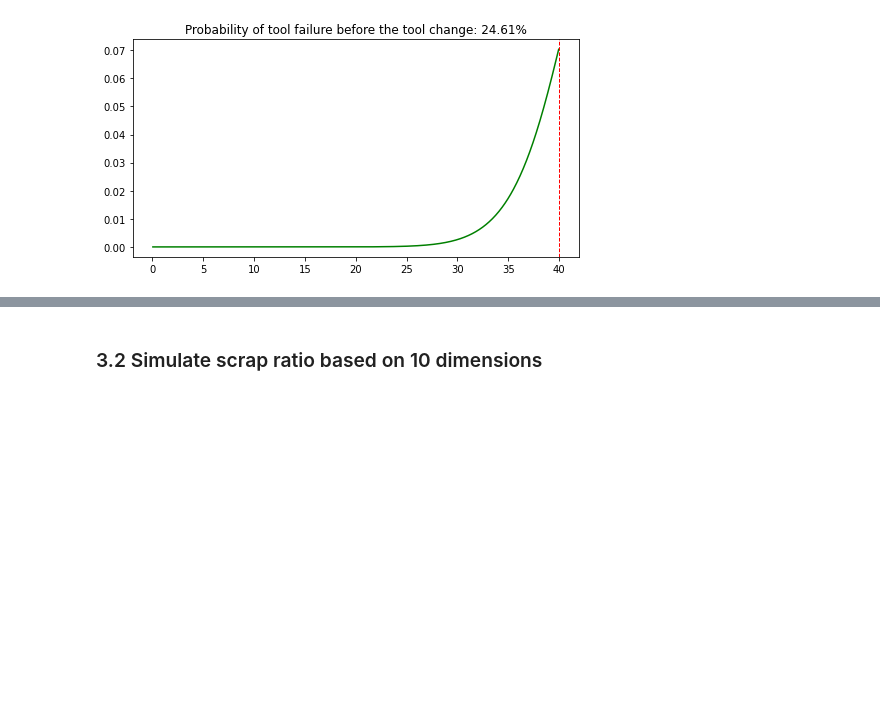
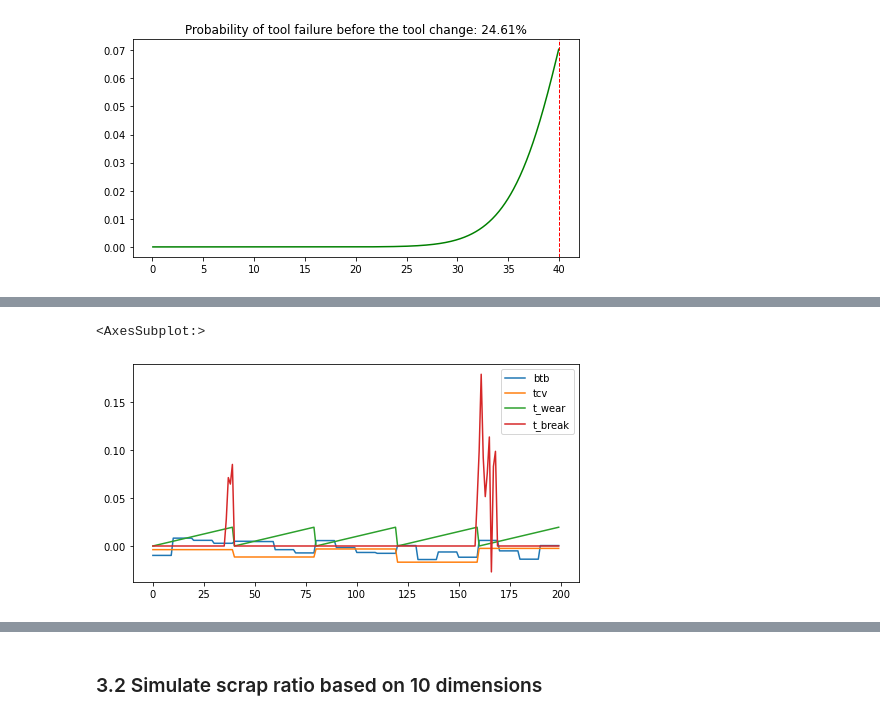
Before and after one commit to przemekbil/PfDA_2021_project, a Jupyter notebook: Project.ipynb, the cells around one changed output, grey strips where cells are left out. Saved outputs shown, nothing was run; the diff lists cells and outputs as text; code cells hidden in the pictures; blank space fills up the shorter version.

Commit message:
Variation from the tool failure added to the overal process variation

```diff
--- a/Project.ipynb
+++ b/Project.ipynb
@@ -421,0 +422,30 @@ array([44., 45., 41., 35., 45.])
+# %%
+part = 0
+
+dim1['t_break'] = 0
+
+for tl in tool_life:
+    # if tool life is greater than number of parts processed by tool:
+    if t>=nr_in_lot * lots_per_tool:
+        part = part + nr_in_lot * lots_per_tool
+    # if tool life is smaller than number of parts processed by tool:
+    else:
+        part = part + int(tl)
+        for p in range(int(tl), nr_in_lot * lots_per_tool):
+            # Assign random value from normal distribution senter around 0.5
+            # Chipped cutting tool will have smaller size causing large shift in the machined size
+            # but rougher edge will introduce more variation to the process
+            dim1.loc[part, 't_break'] = rng.normal(0.1, 0.05)
+            part = part + 1
+            # when the ratio nr_lots/lots_per_tool is not an integer, additional rows would be created by this loop
+            # exiting the loop when part count reaches nr_lots*nr_in_lot
+            if part==nr_lots*nr_in_lot:
+                break
+
+dim1['measured'] = dim1['ccv'] + dim1['btb'] + dim1['tcv'] + dim1['t_wear'] + dim1['t_break']
+# %%
+# Compare the impact from batch-to-batch variation, tool-change variation and tool wear
+dim1[['btb','tcv', 't_wear', 't_break']].plot()
+# %% [output]
+<AxesSubplot:>
+[figure, added]
```
Also changed, not shown: parts of 4 cells of this notebook.
